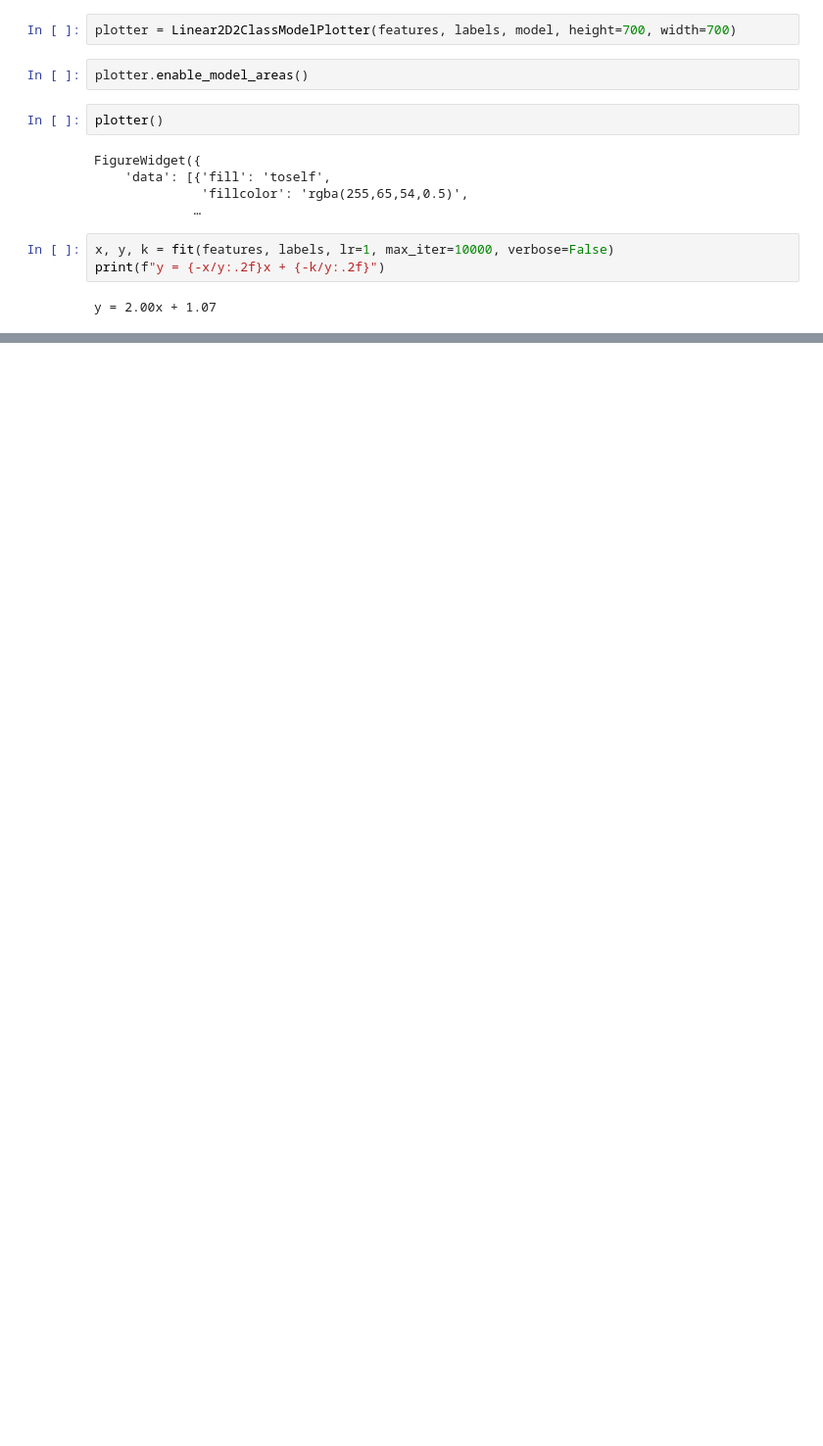
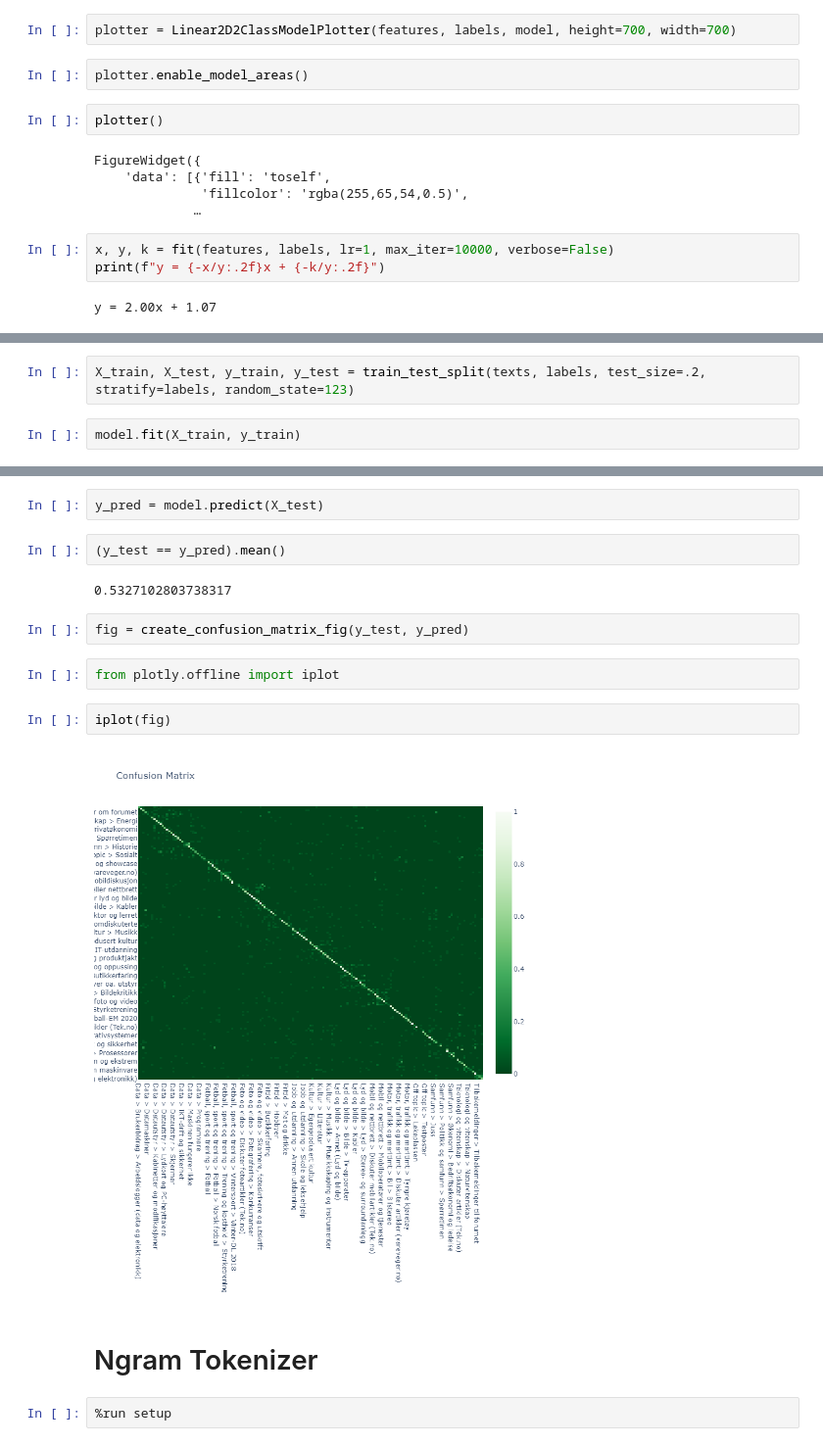
Before and after one commit to peterts/nlp-intro, a Jupyter notebook: notebooks/Scratch.ipynb, the cells around one changed output, grey strips where cells are left out. Shown at 98% size. Drawn from its saved outputs; the diff is of its cells as text; blank space fills up the shorter version.

```diff
--- a/notebooks/Scratch.ipynb
+++ b/notebooks/Scratch.ipynb
@@ -38,0 +216,4 @@ y = 2.00x + 1.07
+# %%
+X_train, X_test, y_train, y_test = train_test_split(texts, labels, test_size=.2, stratify=labels, random_state=123)
+# %%
+model.fit(X_train, y_train)
@@ -38,0 +242,18 @@ y = 2.00x + 1.07
+# %%
+y_pred = model.predict(X_test)
+# %%
+(y_test == y_pred).mean()
+# %% [output]
+0.5327102803738317
+# %%
+fig = create_confusion_matrix_fig(y_test, y_pred)
+# %%
+from plotly.offline import iplot
+# %%
+iplot(fig)
+# %% [output]
+[figure, added]
+# %% [markdown]
+# Ngram Tokenizer
+# %%
+%run setup
```
Also changed, not shown: parts of 44 cells of this notebook, 9 other files.
